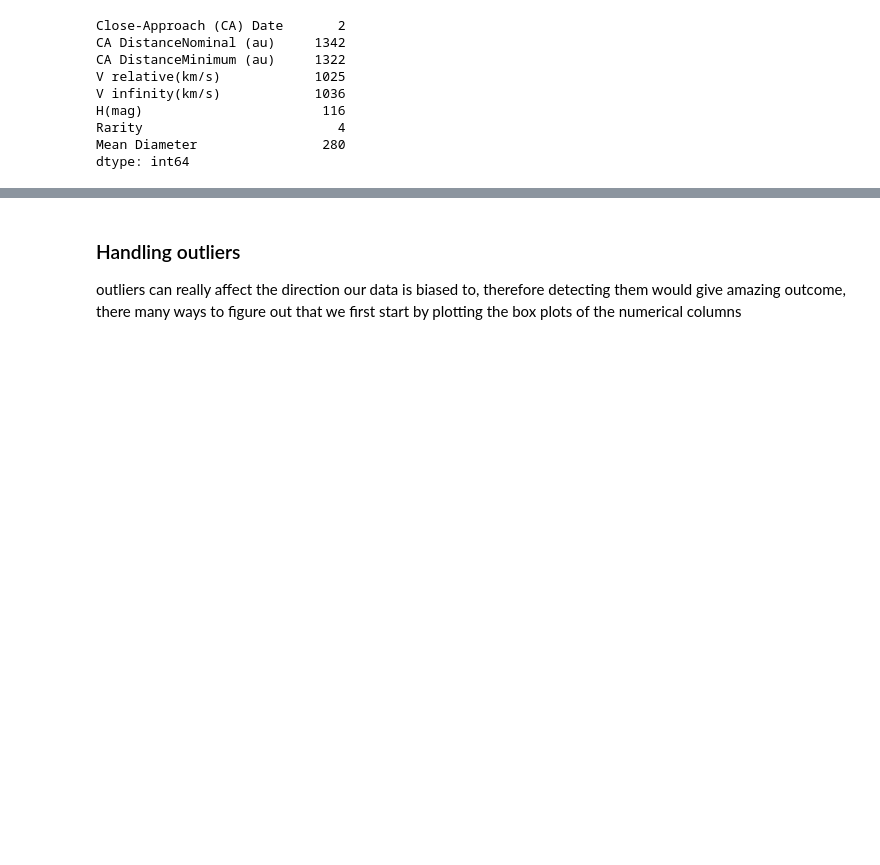
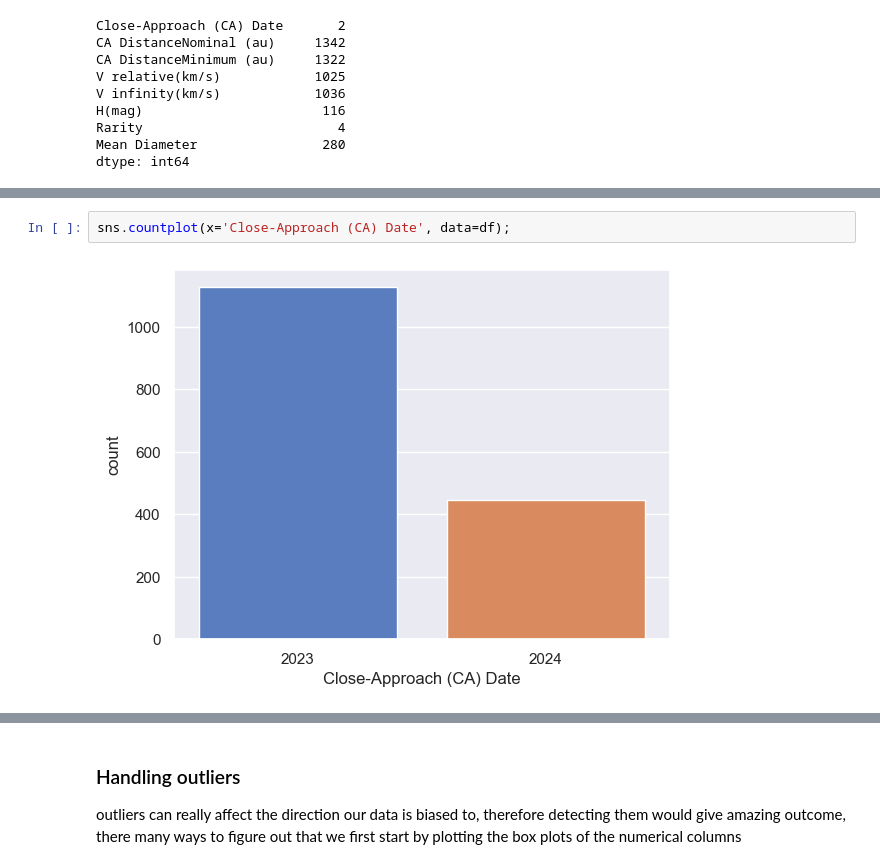
Before and after one commit to nourboumediene/NEO-Earth-Machine-Learning-Project, a Jupyter notebook: Official project.ipynb, the cells around one changed output, grey strips where cells are left out. Saved outputs shown, nothing was run; the diff lists cells and outputs as text; blank space fills up the shorter version.

```diff
--- a/Official project.ipynb
+++ b/Official project.ipynb
@@ -194,0 +205,4 @@ dtype: int64
+# %%
+sns.countplot(x='Close-Approach (CA) Date', data=df);
+# %% [output]
+[figure, added]
```
Also changed, not shown: parts of 13 cells of this notebook, 1 other file.
